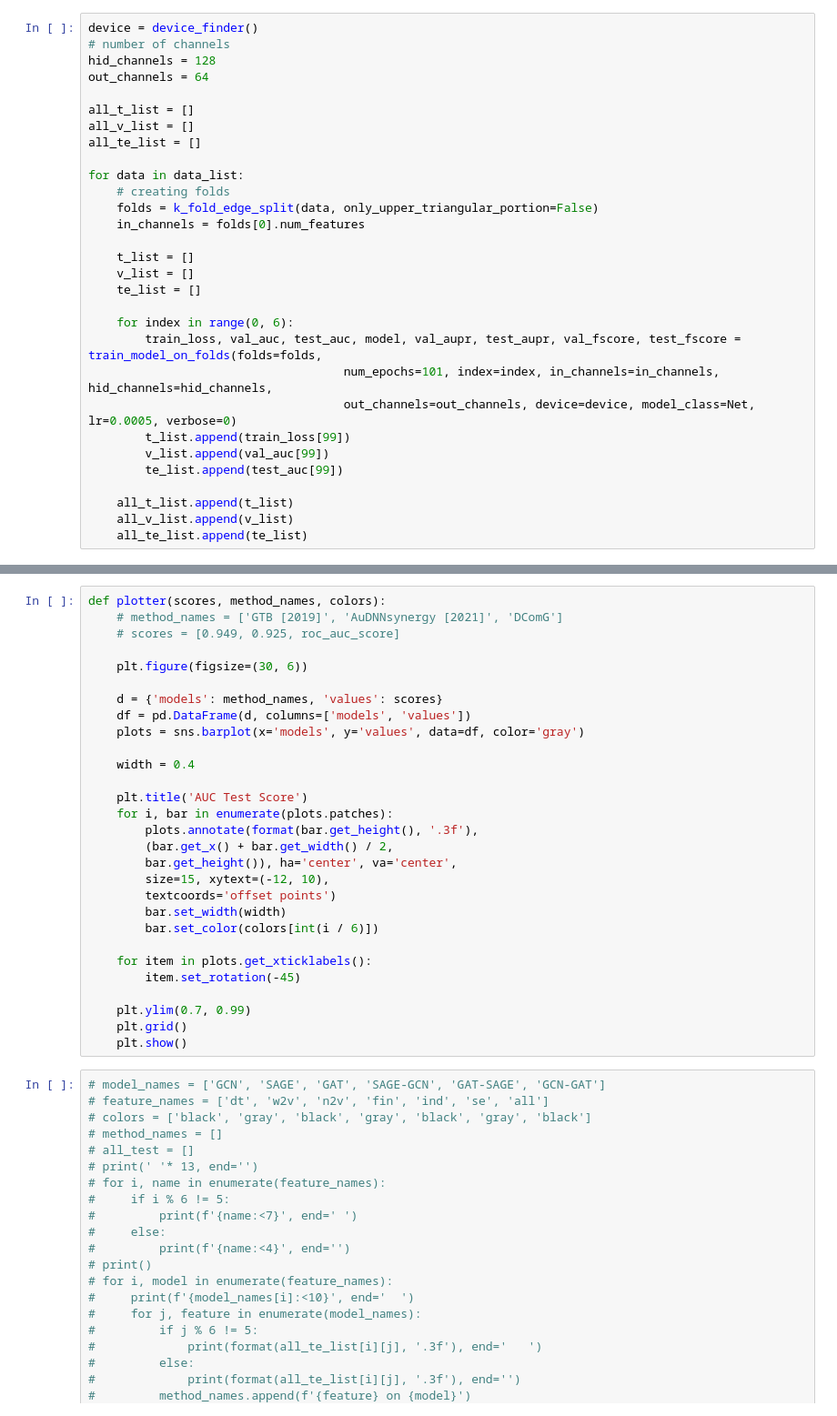
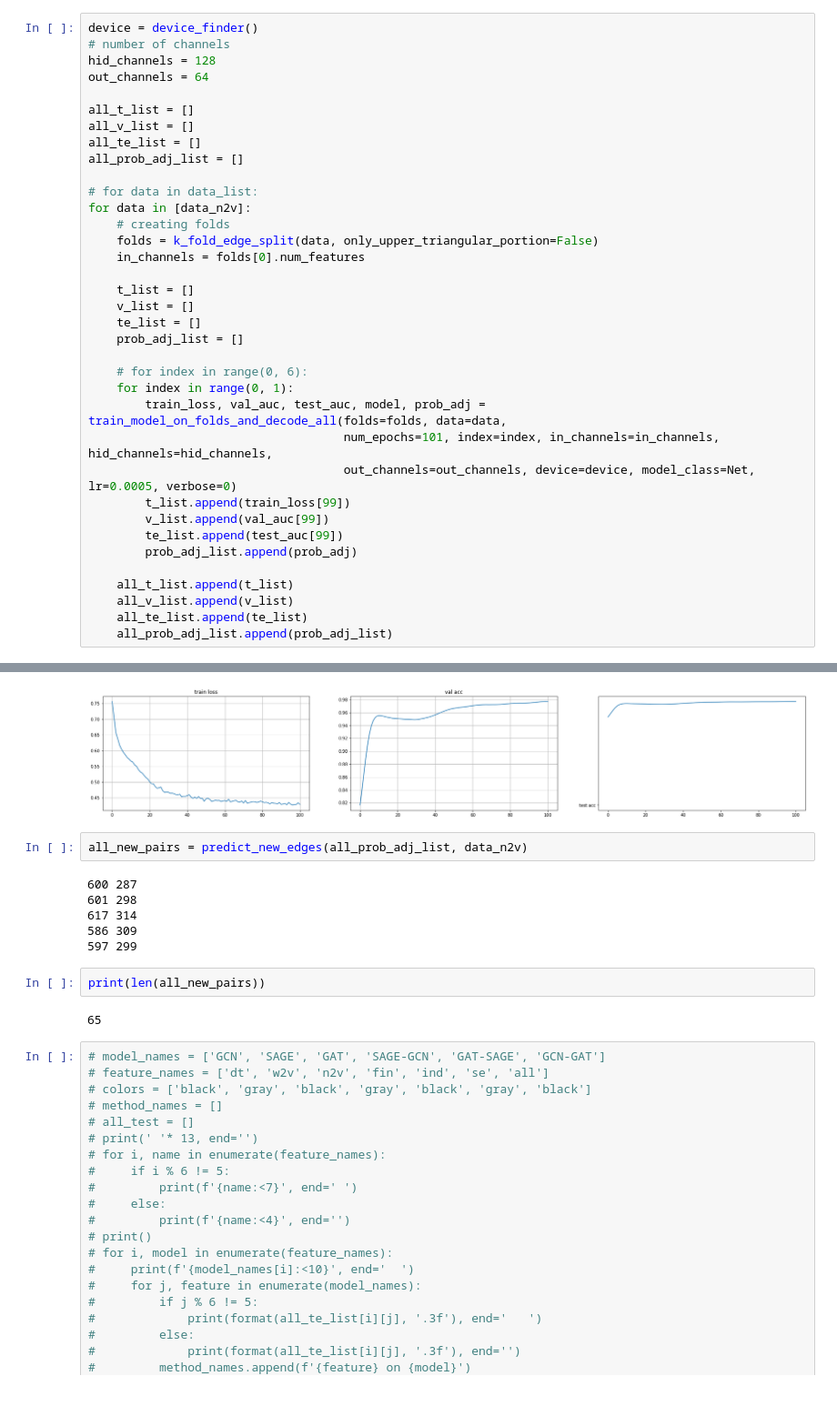
Before and after one commit to sinaziaee/DComG, a Jupyter notebook: model_feature_comparison.ipynb, the cells around one changed output, grey strips where cells are left out. Shown at 91% size. Cells and saved outputs as stored; diff of their text form.

Commit message:
added predicting new edges functions

```diff
--- a/model_feature_comparison.ipynb
+++ b/model_feature_comparison.ipynb
@@ -29,8 +30,10 @@ out_channels = 64
 all_t_list = []
 all_v_list = []
 all_te_list = []
+all_prob_adj_list = []
 
-for data in data_list:
+# for data in data_list:
+for data in [data_n2v]:
     # creating folds
     folds = k_fold_edge_split(data, only_upper_triangular_portion=False)
     in_channels = folds[0].num_features
@@ -38,15 +41,20 @@ for data in data_list:
     t_list = []
     v_list = []
     te_list = []
+    prob_adj_list = []
 
-    for index in range(0, 6):
-        train_loss, val_auc, test_auc, model, val_aupr, test_aupr, val_fscore, test_fscore = train_model_on_folds(folds=folds,
+    # for index in range(0, 6):
+    for index in range(0, 1):
+        train_loss, val_auc, test_auc, model, prob_adj = train_model_on_folds_and_decode_all(folds=folds, data=data,
                                     num_epochs=101, index=index, in_channels=in_channels, hid_channels=hid_channels,
                                     out_channels=out_channels, device=device, model_class=Net, lr=0.0005, verbose=0)
         t_list.append(train_loss[99])
         v_list.append(val_auc[99])
         te_list.append(test_auc[99])
+        prob_adj_list.append(prob_adj)
 
     all_t_list.append(t_list)
     all_v_list.append(v_list)
     all_te_list.append(te_list)
+    all_prob_adj_list.append(prob_adj_list)
+# %% [output]
@@ -53,32 +62,16 @@ for data in data_list:
+[figure, added]
-# %%
-def plotter(scores, method_names, colors):
-    # method_names = ['GTB [2019]', 'AuDNNsynergy [2021]', 'DComG']
-    # scores = [0.949, 0.925, roc_auc_score]
-
-    plt.figure(figsize=(30, 6))
-
-    d = {'models': method_names, 'values': scores}
-    df = pd.DataFrame(d, columns=['models', 'values'])
-    plots = sns.barplot(x='models', y='values', data=df, color='gray')
-
-    width = 0.4
-
-    plt.title('AUC Test Score')
-    for i, bar in enumerate(plots.patches):
-        plots.annotate(format(bar.get_height(), '.3f'),
-        (bar.get_x() + bar.get_width() / 2,
-        bar.get_height()), ha='center', va='center',
-        size=15, xytext=(-12, 10),
-        textcoords='offset points')
-        bar.set_width(width)
-        bar.set_color(colors[int(i / 6)])
-
-    for item in plots.get_xticklabels():
-        item.set_rotation(-45)
-
-    plt.ylim(0.7, 0.99)
-    plt.grid()
-    plt.show()
+# %%
+all_new_pairs = predict_new_edges(all_prob_adj_list, data_n2v)
+# %% [output]
+600 287
+601 298
+617 314
+586 309
+597 299
+# %%
+print(len(all_new_pairs))
+# %% [output]
+65
 # %%
 # model_names = ['GCN', 'SAGE', 'GAT', 'SAGE-GCN', 'GAT-SAGE', 'GCN-GAT']
 # feature_names = ['dt', 'w2v', 'n2v', 'fin', 'ind', 'se', 'all']
```
Also changed, not shown: parts of 2 cells of this notebook, 1 other file.
